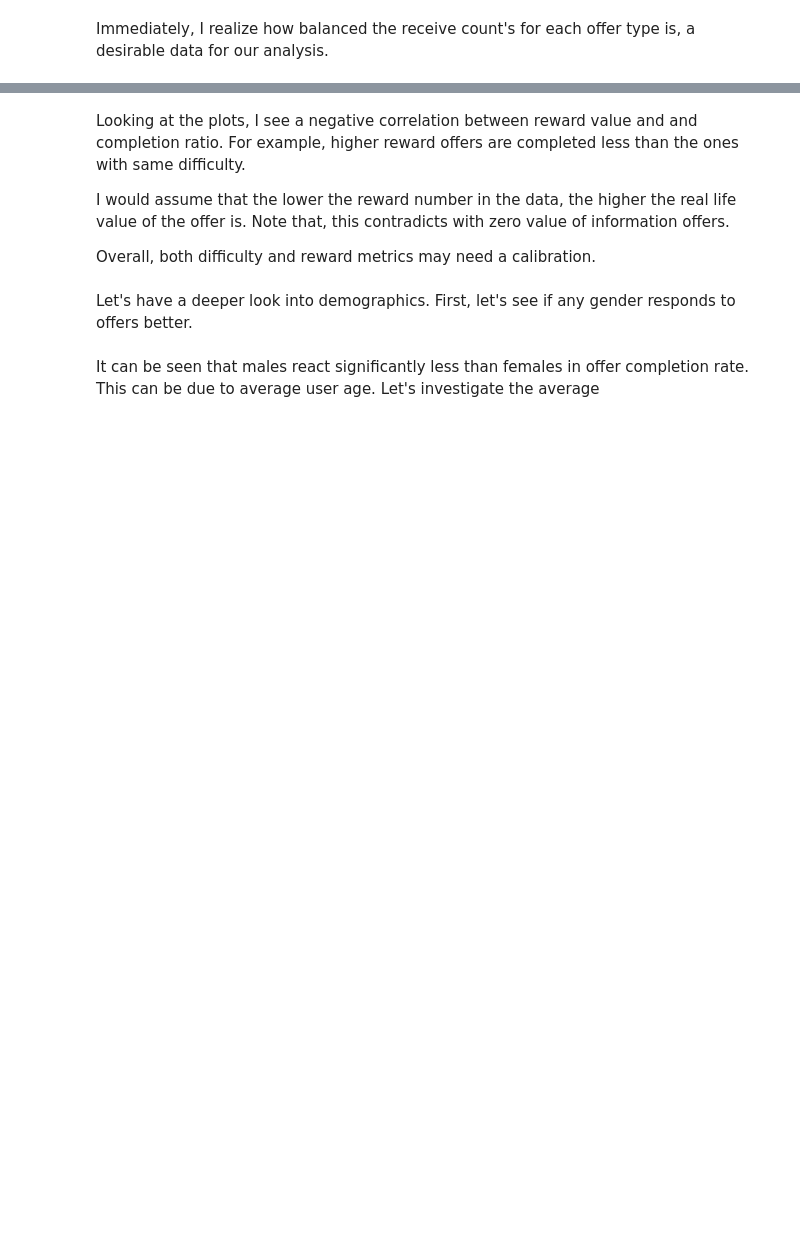
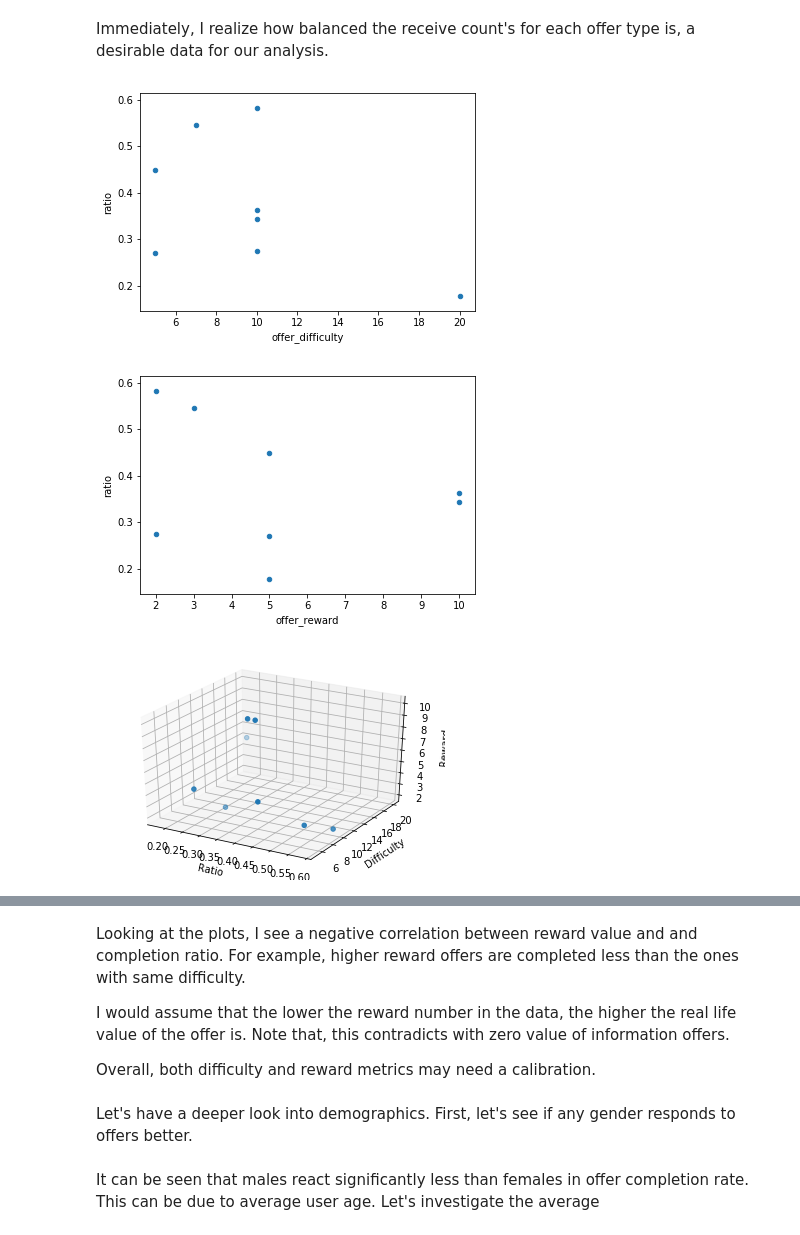
Before and after one commit to onurkapucu/Starbucks_Capstone, a Jupyter notebook: Starbucks_Capstone_notebook.ipynb, the cells around one changed output, grey strips where cells are left out. Cells and saved outputs as stored; diff of their text form; code cells hidden in the pictures; blank space fills up the shorter version.

```diff
--- a/Starbucks_Capstone_notebook.ipynb
+++ b/Starbucks_Capstone_notebook.ipynb
@@ -362,0 +354,2 @@ new_df
+# %%
+transcript_valid_completes = transactions_valid_complete(df_transcript,profile_clean)
@@ -363 +402,4 @@ new_df
+# %%
+df_valid_complete= transcript_valid_completes.merge(profile_clean,how='inner',on=['user_id']).merge(
+    portfolio_clean,how='inner',on=['offer_id'])
 # %%
@@ -367,3 +449,3 @@ pd.read_pickle("./valid_completes.pkl")
 # %%
-offer_receive_counts=df[df['event']=='offer received']['offer_id'].value_counts().to_frame().reset_index().rename(columns={'offer_id':'receive_count','index':'offer_id'})
-offer_complete_counts = df[df['event']=='offer completed']['offer_id'].value_counts().to_frame().reset_index().rename(columns={'offer_id':'complete_count','index':'offer_id'})
+offer_receive_counts = transcript_received[transcript_received['event']=='offer received']['offer_id'].value_counts().to_frame().reset_index().rename(columns={'offer_id':'receive_count','index':'offer_id'})
+offer_complete_counts = df_valid_complete['offer_id'].value_counts().to_frame().reset_index().rename(columns={'offer_id':'complete_count','index':'offer_id'})
@@ -372,5 +452,5 @@ NameError: name 'df' is not defined
 # %%
-portfolio_counts=portfolio.merge(offer_receive_counts,how='left',on=['offer_id']).merge(offer_complete_counts,how='left',on=['offer_id'])
+portfolio_counts=portfolio_clean.merge(offer_receive_counts,how='left',on=['offer_id']).merge(offer_complete_counts,how='left',on=['offer_id'])
 portfolio_counts['ratio']=portfolio_counts['complete_count']/portfolio_counts['receive_count']
 portfolio_counts
 # %% [output]
@@ -378,13 +468,17 @@ NameError: name 'portfolio' is not defined
 # %% [markdown]
 Immediately, I realize how balanced the receive count's for each offer type is, a desirable data for our analysis.
 # %%
-portfolio_counts.plot.scatter(x='difficulty',y='ratio')
-portfolio_counts.plot.scatter(x='reward',y='ratio')
+portfolio_counts.plot.scatter(x='offer_difficulty',y='ratio')
+portfolio_counts.plot.scatter(x='offer_reward',y='ratio')
 threedee = plt.figure().gca(projection='3d')
-threedee.scatter(portfolio_counts['ratio'], portfolio_counts['difficulty'], portfolio_counts['reward'])
+threedee.scatter(portfolio_counts['ratio'], portfolio_counts['offer_difficulty'], portfolio_counts['offer_reward'])
 threedee.set_xlabel('Ratio')
 threedee.set_ylabel('Difficulty')
 threedee.set_zlabel('Reward')
 plt.show()
+# %% [output]
+[figure, added]
+[figure, added]
+[figure, added]
 # %%
 portfolio_counts.groupby('offer_type').mean()
```
Also changed, not shown: parts of 17 cells of this notebook.
